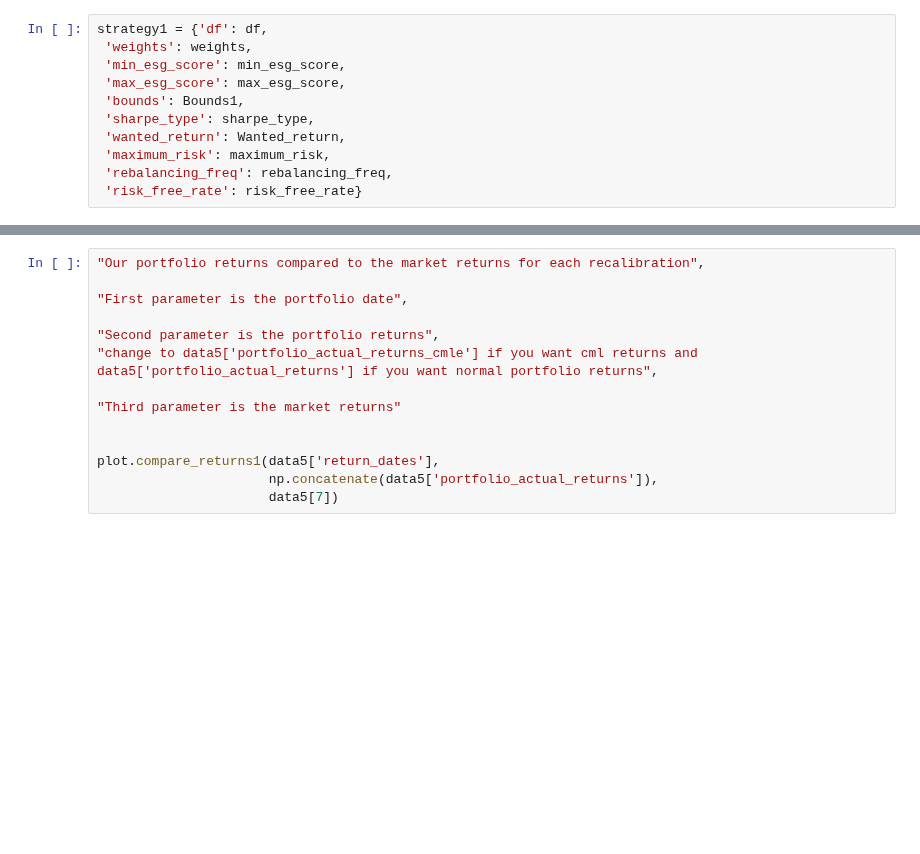
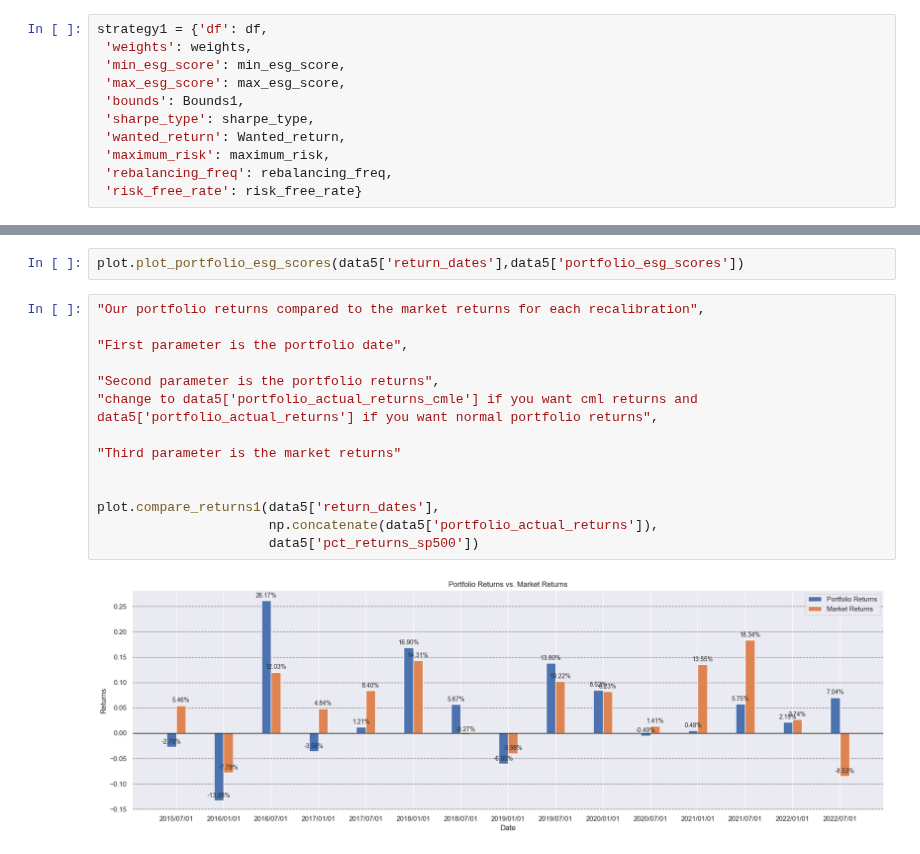
Before and after one commit to NicolaiVArends/BachelorThesis, a Jupyter notebook: notebooks/Strategy1.ipynb, the cells around one changed output, grey strips where cells are left out. Saved outputs shown, nothing was run; the diff lists cells and outputs as text; blank space fills up the shorter version.

```diff
--- a/notebooks/Strategy1.ipynb
+++ b/notebooks/Strategy1.ipynb
@@ -99,17 +113,21 @@ KeyboardInterrupt:
+# %%
+plot.plot_portfolio_esg_scores(data5['return_dates'],data5['portfolio_esg_scores'])
 # %%
 "Our portfolio returns compared to the market returns for each recalibration",
 
 "First parameter is the portfolio date",
 
 "Second parameter is the portfolio returns",
 "change to data5['portfolio_actual_returns_cmle'] if you want cml returns and data5['portfolio_actual_returns'] if you want normal portfolio returns",
 
 "Third parameter is the market returns"
 
 
 plot.compare_returns1(data5['return_dates'],
                       np.concatenate(data5['portfolio_actual_returns']),
-                      data5[7])
+                      data5['pct_returns_sp500'])
+# %% [output]
+[figure, added]
 # %%
 #Data[10] is the cml returns
 "Our portfolio cumulative returns compared to the market returns for each recalibration",
```
Also changed, not shown: parts of 4 cells of this notebook, 1 other file.
